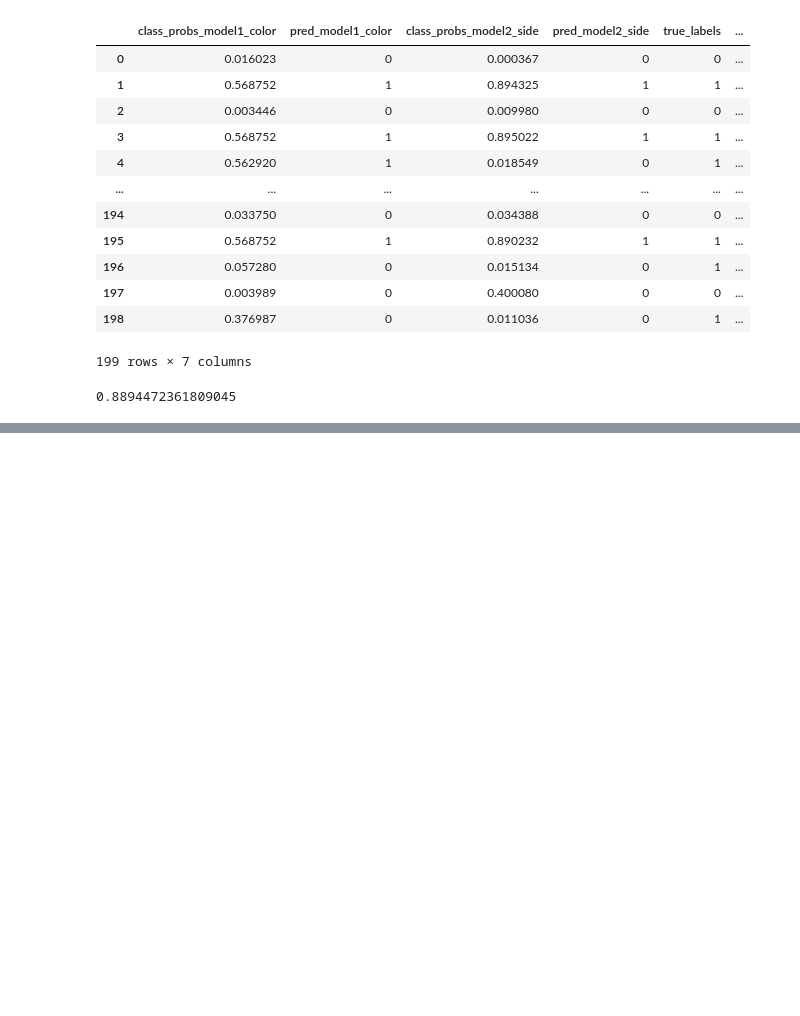
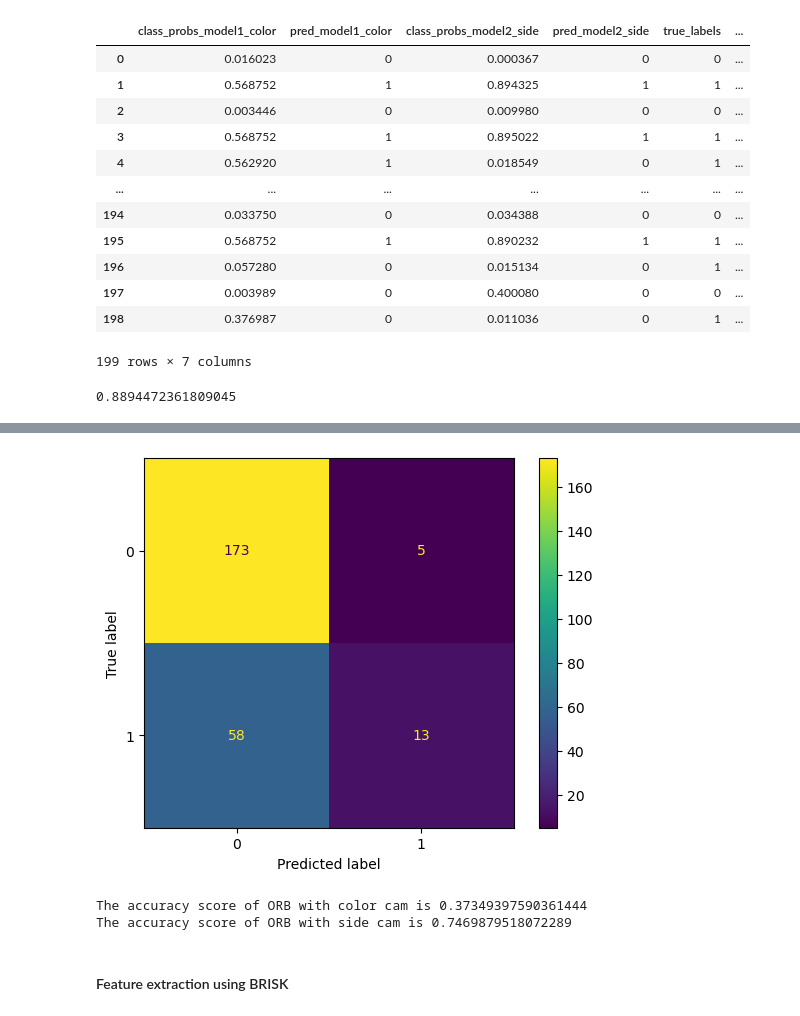
Before and after one commit to louismeeckers/data-fusion-g2, a Jupyter notebook: startingPoint.ipynb, the cells around one changed output, grey strips where cells are left out. Saved outputs shown, nothing was run; the diff lists cells and outputs as text; code cells hidden in the pictures; blank space fills up the shorter version.

```diff
--- a/startingPoint.ipynb
+++ b/startingPoint.ipynb
@@ -991,0 +1079,17 @@ acc
+# %%
+# Model training using ORB with side cam
+descriptors_side = ORB_side(X_train['side_cam_path'].values.tolist())
+featrues_side = feature_extraction(descriptors_side)
+clf_side = train_and_classify(featrues_side, y_train)
+# %%
+# Model evaluation
+descriptors_side_test = ORB_side(X_test['side_cam_path'].values.tolist())
+featrues_side_test = feature_extraction(descriptors_side_test)
+y_pred_side = clf_side.predict(featrues_side_test)
+evaluate_model(y_test, y_pred_side, 'ORB', 'side cam', list_of_accuracy)
+# %% [output]
+[figure, added]
+The accuracy score of ORB with color cam is 0.37349397590361444
+The accuracy score of ORB with side cam is 0.7469879518072289
+# %% [markdown]
+#### Feature extraction using BRISK
```
Also changed, not shown: parts of 21 cells of this notebook.
